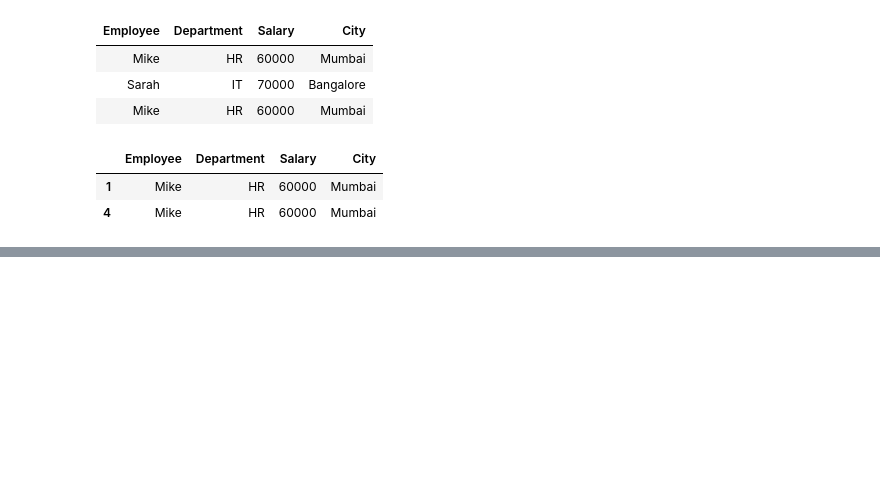
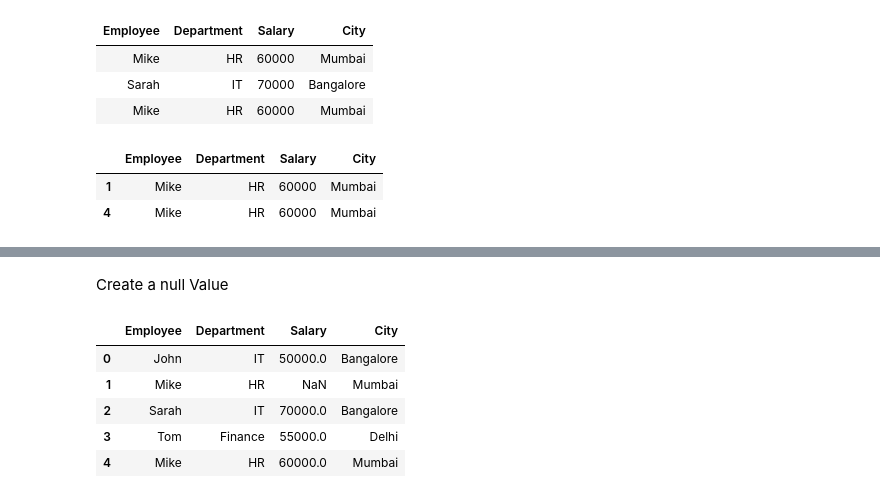
Before and after one commit to darshanshenoy06/Python_analyst, a Jupyter notebook: modules/Dummy.ipynb, the cells around one changed output, grey strips where cells are left out. Drawn from its saved outputs; the diff is of its cells as text; code cells hidden in the pictures; blank space fills up the shorter version.

```diff
--- a/modules/Dummy.ipynb
+++ b/modules/Dummy.ipynb
@@ -53,0 +119,3 @@ dummy_df[(dummy_df['Department']== "HR") & (dummy_df['Salary']>= 60000)]
+# %%
+dummy_df['Salary'] = dummy_df['Salary'].fillna(0)
+dummy_df
@@ -53,0 +129,12 @@ dummy_df[(dummy_df['Department']== "HR") & (dummy_df['Salary']>= 60000)]
+# %% [markdown]
+Create a null Value
+# %%
+dummy_df.loc[1, 'Salary'] = None
+dummy_df
+# %% [output]
+|  | Employee | Department | Salary | City |
+| 0 | John | IT | 50000.0 | Bangalore |
+| 1 | Mike | HR | NaN | Mumbai |
+| 2 | Sarah | IT | 70000.0 | Bangalore |
+| 3 | Tom | Finance | 55000.0 | Delhi |
+| 4 | Mike | HR | 60000.0 | Mumbai |
```
Also changed, not shown: parts of 14 cells of this notebook.
